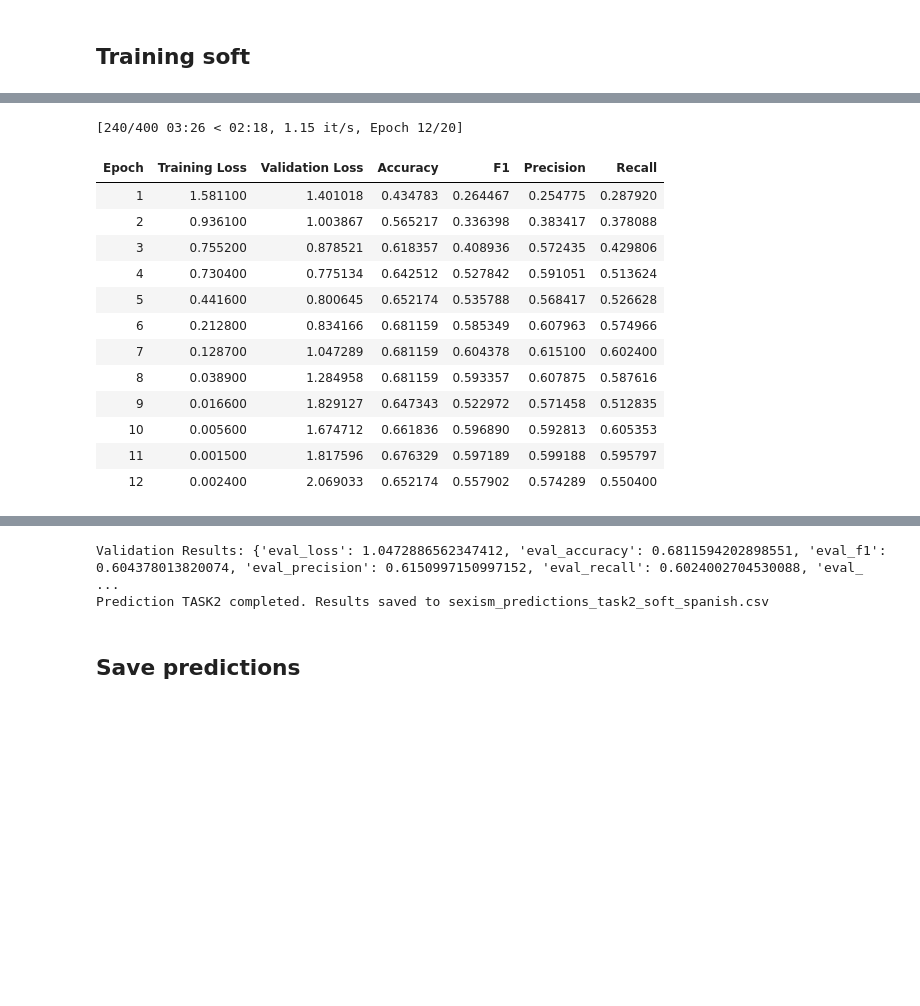
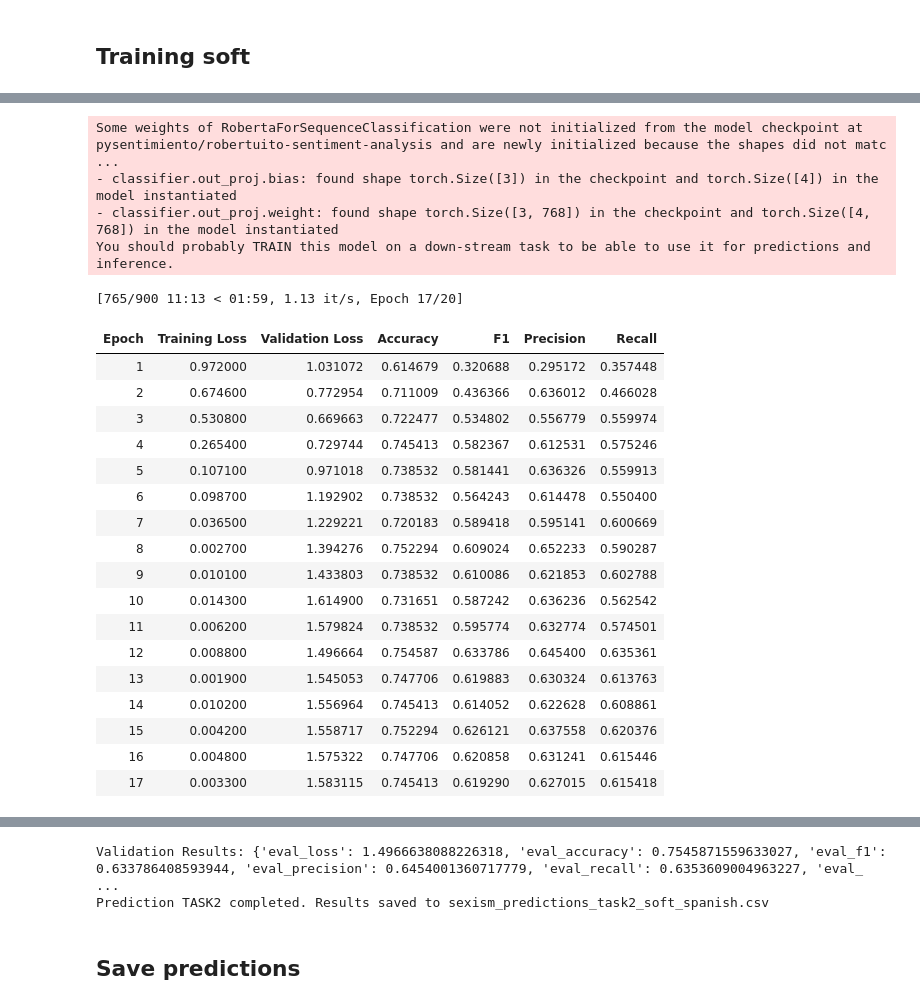
Before and after one commit to pablopertusa/EXIST_2025, a Jupyter notebook: task2.ipynb, the cells around one changed output, grey strips where cells are left out. Drawn from its saved outputs; the diff is of its cells as text; code cells hidden in the pictures; blank space fills up the shorter version.

```diff
--- a/task2.ipynb
+++ b/task2.ipynb
@@ -262,35 +273,45 @@ Prediction TASK2 completed. Results saved to sexism_predictions_task2_soft_engli
 # %%
 modelname = "pysentimiento/robertuito-sentiment-analysis"
 params = {"num_train_epochs": 20,
           "learning_rate": 0.0001,
           "per_device_train_batch_size": 64,
           "warmup_steps": 200,
           "early_stopping_patience": 5,
           "ignore_mismatched_sizes": True,
+          "output_dir": None,
           "logging_dir": None,
           "language": "spanish",
           "output_type": "soft"
           }
 
-_, eval_results = sexism_classification_pipeline_task2(SpTrainTask2, SpDevTask2, SpTestTask2, modelname, 3, "single_label_classification", **params)
+_, eval_results = sexism_classification_pipeline_task2(SpTrainTask2, SpDevTask2, SpTestTask2, modelname, 4, "single_label_classification", **params)
 # %% [output]
-[240/400 03:26 < 02:18, 1.15 it/s, Epoch 12/20]
+Some weights of RobertaForSequenceClassification were not initialized from the model checkpoint at pysentimiento/robertuito-sentiment-analysis and are newly initialized because the shapes did not matc ...
+- classifier.out_proj.bias: found shape torch.Size([3]) in the checkpoint and torch.Size([4]) in the model instantiated
+- classifier.out_proj.weight: found shape torch.Size([3, 768]) in the checkpoint and torch.Size([4, 768]) in the model instantiated
+You should probably TRAIN this model on a down-stream task to be able to use it for predictions and inference.
+[765/900 11:13 < 01:59, 1.13 it/s, Epoch 17/20]
 | Epoch | Training Loss | Validation Loss | Accuracy | F1 | Precision | Recall |
-| 1 | 1.581100 | 1.401018 | 0.434783 | 0.264467 | 0.254775 | 0.287920 |
-| 2 | 0.936100 | 1.003867 | 0.565217 | 0.336398 | 0.383417 | 0.378088 |
-| 3 | 0.755200 | 0.878521 | 0.618357 | 0.408936 | 0.572435 | 0.429806 |
-| 4 | 0.730400 | 0.775134 | 0.642512 | 0.527842 | 0.591051 | 0.513624 |
-| 5 | 0.441600 | 0.800645 | 0.652174 | 0.535788 | 0.568417 | 0.526628 |
-| 6 | 0.212800 | 0.834166 | 0.681159 | 0.585349 | 0.607963 | 0.574966 |
-| 7 | 0.128700 | 1.047289 | 0.681159 | 0.604378 | 0.615100 | 0.602400 |
-| 8 | 0.038900 | 1.284958 | 0.681159 | 0.593357 | 0.607875 | 0.587616 |
-| 9 | 0.016600 | 1.829127 | 0.647343 | 0.522972 | 0.571458 | 0.512835 |
-| 10 | 0.005600 | 1.674712 | 0.661836 | 0.596890 | 0.592813 | 0.605353 |
-| 11 | 0.001500 | 1.817596 | 0.676329 | 0.597189 | 0.599188 | 0.595797 |
-| 12 | 0.002400 | 2.069033 | 0.652174 | 0.557902 | 0.574289 | 0.550400 |
+| 1 | 0.972000 | 1.031072 | 0.614679 | 0.320688 | 0.295172 | 0.357448 |
+| 2 | 0.674600 | 0.772954 | 0.711009 | 0.436366 | 0.636012 | 0.466028 |
+| 3 | 0.530800 | 0.669663 | 0.722477 | 0.534802 | 0.556779 | 0.559974 |
+| 4 | 0.265400 | 0.729744 | 0.745413 | 0.582367 | 0.612531 | 0.575246 |
+| 5 | 0.107100 | 0.971018 | 0.738532 | 0.581441 | 0.636326 | 0.559913 |
+| 6 | 0.098700 | 1.192902 | 0.738532 | 0.564243 | 0.614478 | 0.550400 |
+| 7 | 0.036500 | 1.229221 | 0.720183 | 0.589418 | 0.595141 | 0.600669 |
+| 8 | 0.002700 | 1.394276 | 0.752294 | 0.609024 | 0.652233 | 0.590287 |
+| 9 | 0.010100 | 1.433803 | 0.738532 | 0.610086 | 0.621853 | 0.602788 |
+| 10 | 0.014300 | 1.614900 | 0.731651 | 0.587242 | 0.636236 | 0.562542 |
+| 11 | 0.006200 | 1.579824 | 0.738532 | 0.595774 | 0.632774 | 0.574501 |
+| 12 | 0.008800 | 1.496664 | 0.754587 | 0.633786 | 0.645400 | 0.635361 |
+| 13 | 0.001900 | 1.545053 | 0.747706 | 0.619883 | 0.630324 | 0.613763 |
+| 14 | 0.010200 | 1.556964 | 0.745413 | 0.614052 | 0.622628 | 0.608861 |
+| 15 | 0.004200 | 1.558717 | 0.752294 | 0.626121 | 0.637558 | 0.620376 |
+| 16 | 0.004800 | 1.575322 | 0.747706 | 0.620858 | 0.631241 | 0.615446 |
+| 17 | 0.003300 | 1.583115 | 0.745413 | 0.619290 | 0.627015 | 0.615418 |
 [interactive output not drawn]
-Validation Results: {'eval_loss': 1.0472886562347412, 'eval_accuracy': 0.6811594202898551, 'eval_f1': 0.604378013820074, 'eval_precision': 0.6150997150997152, 'eval_recall': 0.6024002704530088, 'eval_ ...
-Prediction TASK2 completed. Results saved to sexism_predictions_task2_soft_spanish.csv
+Validation Results: {'eval_loss': 1.4966638088226318, 'eval_accuracy': 0.7545871559633027, 'eval_f1': 0.633786408593944, 'eval_precision': 0.6454001360717779, 'eval_recall': 0.6353609004963227, 'eval_ ...
+Prediction TASK2 completed. Results saved to sexism_predictions_task2_soft_spanish.csv
 # %% [markdown]
 ## Save predictions
 # %%
```
Also changed, not shown: parts of 4 cells of this notebook, 3 other files.
